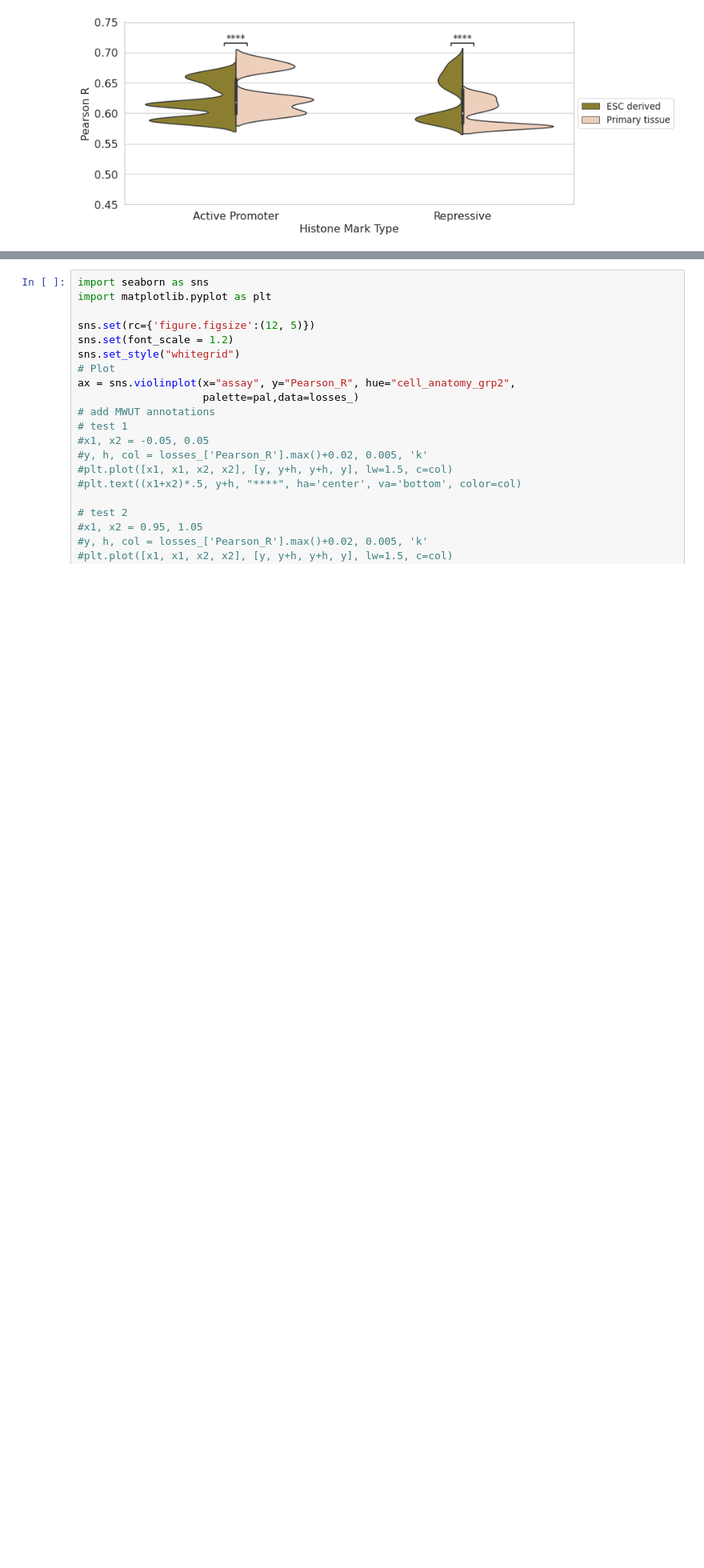
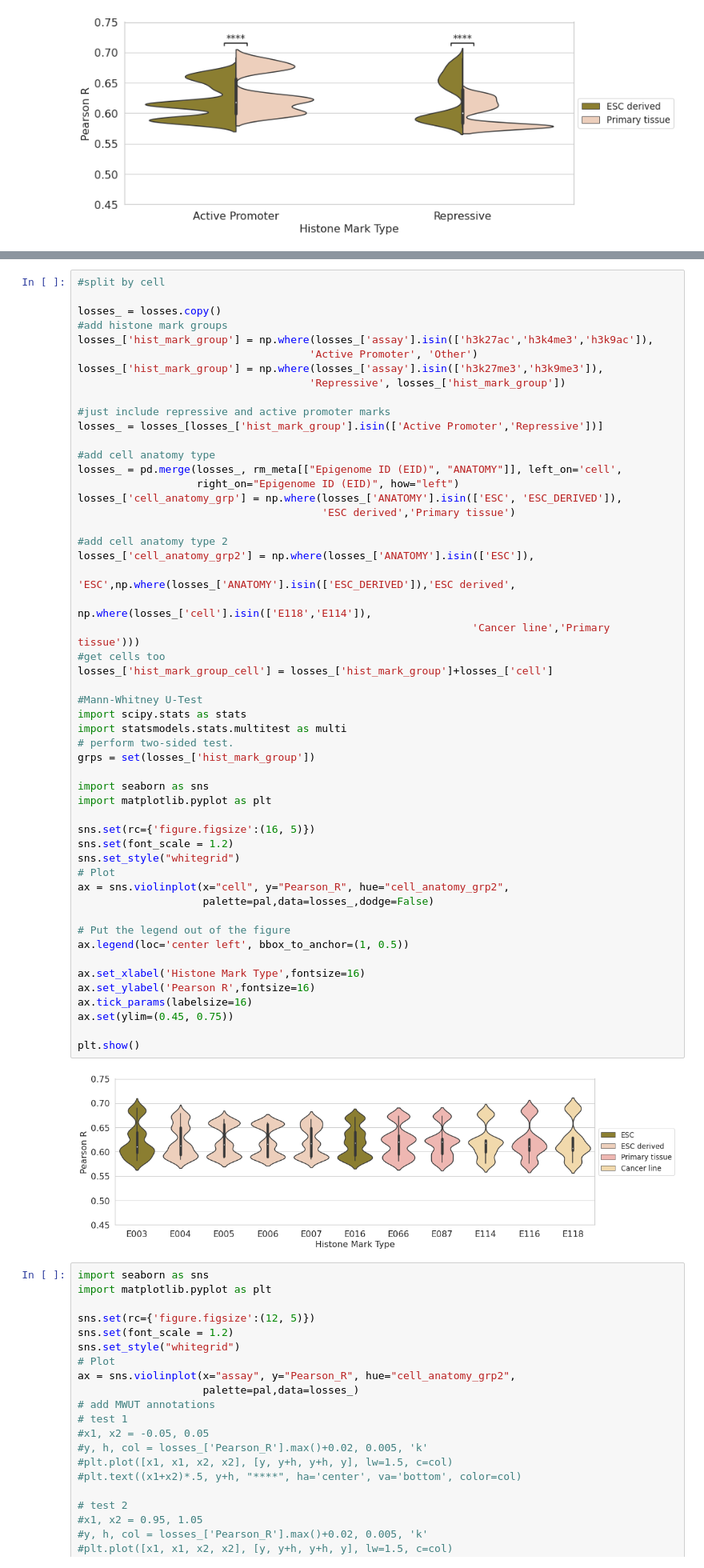
Before and after one commit to neurogenomics/chromexpress, a Jupyter notebook: Predicting.ipynb, the cells around one changed output, grey strips where cells are left out. Shown at 80% size. Cells and saved outputs as stored; diff of their text form; blank space fills up the shorter version.

```diff
--- a/Predicting.ipynb
+++ b/Predicting.ipynb
@@ -659,6 +606,60 @@ ax.set(ylim=(0.45, 0.75))
 plt.show()
 # %% [output]
 [figure]
+# %%
+#split by cell
+
+losses_ = losses.copy()
+#add histone mark groups
+losses_['hist_mark_group'] = np.where(losses_['assay'].isin(['h3k27ac','h3k4me3','h3k9ac']),
+                                     'Active Promoter', 'Other')
+losses_['hist_mark_group'] = np.where(losses_['assay'].isin(['h3k27me3','h3k9me3']),
+                                     'Repressive', losses_['hist_mark_group'])
+
+#just include repressive and active promoter marks
+losses_ = losses_[losses_['hist_mark_group'].isin(['Active Promoter','Repressive'])]
+
+#add cell anatomy type
+losses_ = pd.merge(losses_, rm_meta[["Epigenome ID (EID)", "ANATOMY"]], left_on='cell',
+                   right_on="Epigenome ID (EID)", how="left")
+losses_['cell_anatomy_grp'] = np.where(losses_['ANATOMY'].isin(['ESC', 'ESC_DERIVED']),
+                                       'ESC derived','Primary tissue')
+
+#add cell anatomy type 2
+losses_['cell_anatomy_grp2'] = np.where(losses_['ANATOMY'].isin(['ESC']),
+                                       'ESC',np.where(losses_['ANATOMY'].isin(['ESC_DERIVED']),'ESC derived',
+                                                      np.where(losses_['cell'].isin(['E118','E114']),
+                                                               'Cancer line','Primary tissue')))
+#get cells too
+losses_['hist_mark_group_cell'] = losses_['hist_mark_group']+losses_['cell']
+
+#Mann-Whitney U-Test
+import scipy.stats as stats
+import statsmodels.stats.multitest as multi
+# perform two-sided test.
+grps = set(losses_['hist_mark_group'])
+
+import seaborn as sns
+import matplotlib.pyplot as plt
+
+sns.set(rc={'figure.figsize':(16, 5)})
+sns.set(font_scale = 1.2)
+sns.set_style("whitegrid")
+# Plot
+ax = sns.violinplot(x="cell", y="Pearson_R", hue="cell_anatomy_grp2",
+                    palette=pal,data=losses_,dodge=False)
+
+# Put the legend out of the figure
+ax.legend(loc='center left', bbox_to_anchor=(1, 0.5))
+
+ax.set_xlabel('Histone Mark Type',fontsize=16)
+ax.set_ylabel('Pearson R',fontsize=16)
+ax.tick_params(labelsize=16)
+ax.set(ylim=(0.45, 0.75))
+
+plt.show()
+# %% [output]
+[figure, added]
 # %%
 import seaborn as sns
 import matplotlib.pyplot as plt
```
Also changed, not shown: parts of 23 cells of this notebook, 1 other file.
